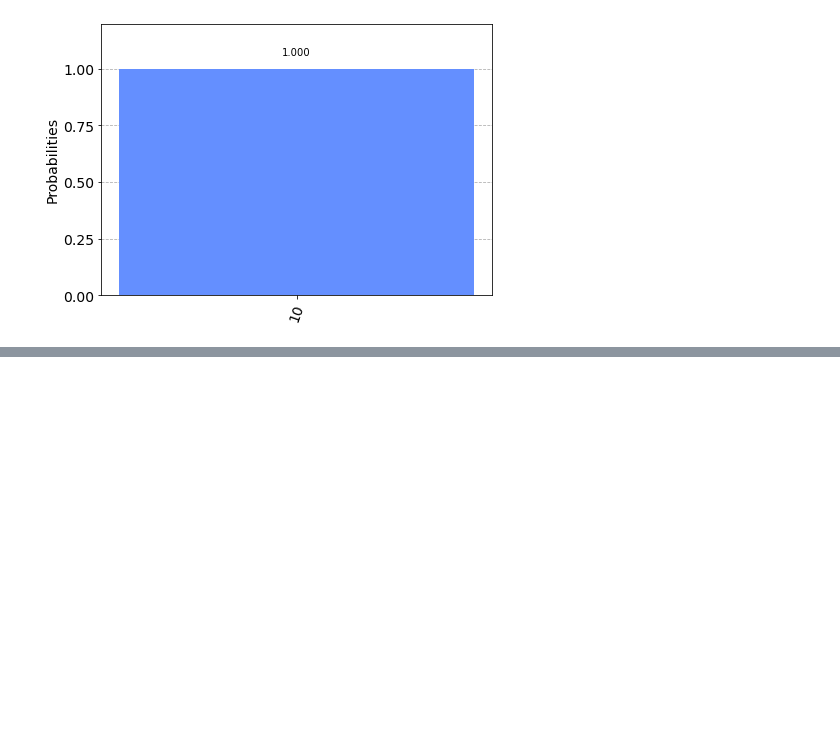
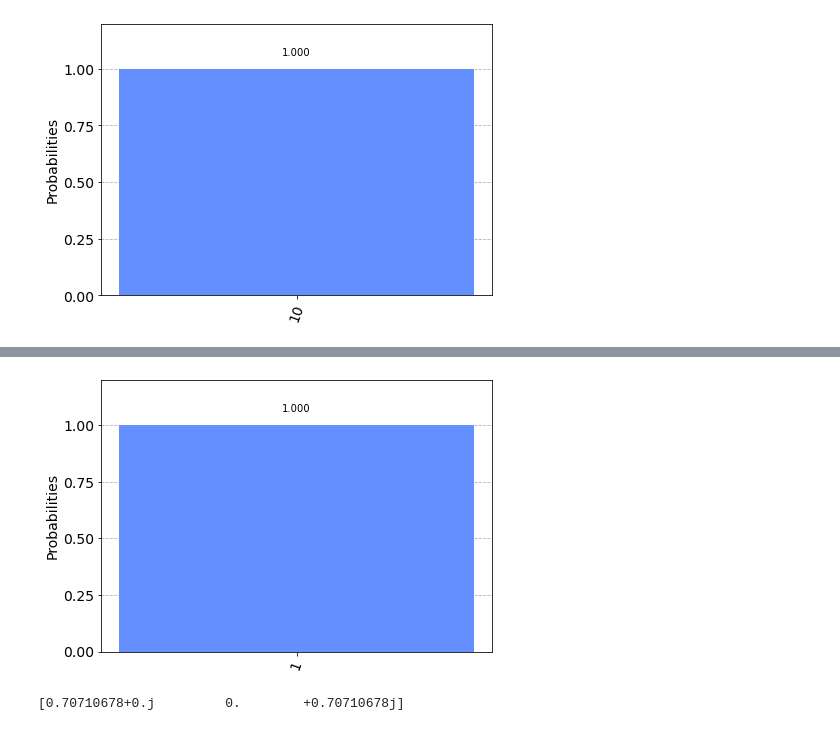
Before and after one commit to vabarbosa/vb_qiskit-quantumcomputing, a Jupyter notebook: qcircuit.ipynb, the cells around one changed output, grey strips where cells are left out. Saved outputs shown, nothing was run; the diff lists cells and outputs as text; code cells hidden in the pictures; blank space fills up the shorter version.

```diff
--- a/qcircuit.ipynb
+++ b/qcircuit.ipynb
@@ -72,0 +86,13 @@ plot_histogram(counts)
+# %%
+counts = execute(qc,Aer.get_backend('statevector_simulator')).result().get_counts()
+plot_histogram(counts)
+# %% [output]
+[figure, added]
+# %%
+backend = Aer.get_backend('statevector_simulator')
+initial_state = [1/sqrt(2),1j/sqrt(2)]
+qc.initialize(initial_state,0)
+state = execute(qc,backend).result().get_statevector()
+print(state)
+# %% [output]
+[0.70710678+0.j         0.        +0.70710678j]
```
Also changed, not shown: parts of 4 cells of this notebook.
